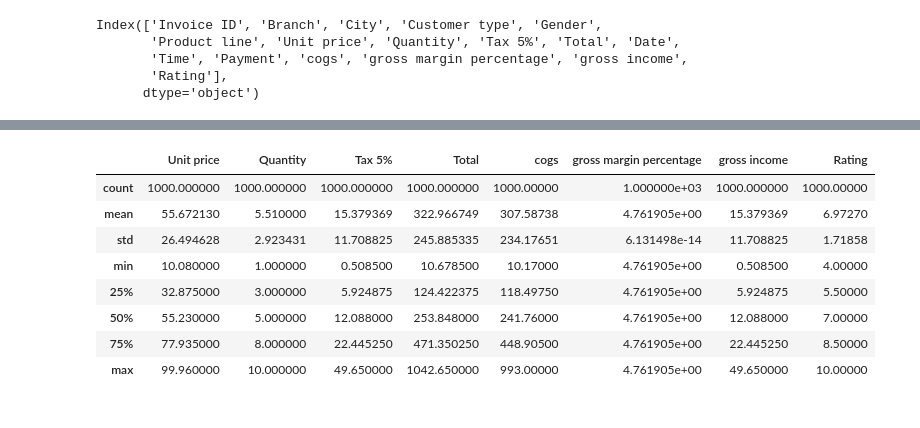
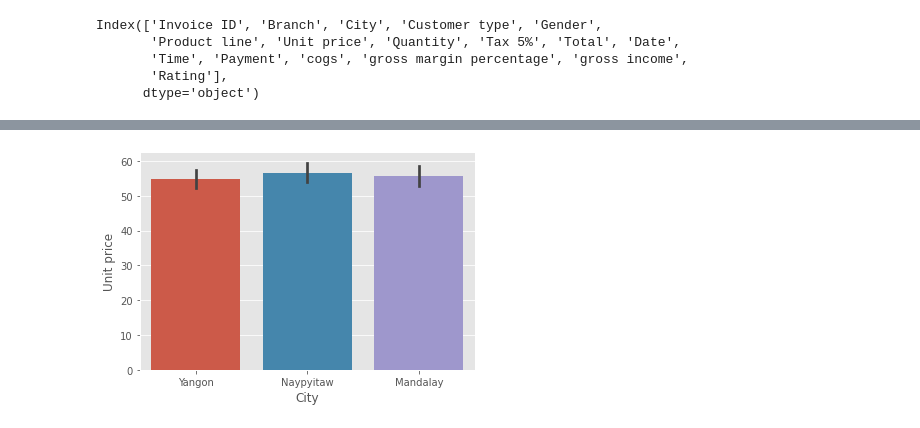
Before and after one commit to shourav47/Data-Analysis, a Jupyter notebook: Market_Analysis.ipynb, the cells around one changed output, grey strips where cells are left out. Drawn from its saved outputs; the diff is of its cells as text; code cells hidden in the pictures.

```diff
--- a/Market_Analysis.ipynb
+++ b/Market_Analysis.ipynb
@@ -140,12 +108,0 @@ plt.text(x,y, s= 'this is to write on a image')
-# %%
-df.describe()
-# %% [output]
-|  | Unit price | Quantity | Tax 5% | Total | cogs | gross margin percentage | gross income | Rating |
-| count | 1000.000000 | 1000.000000 | 1000.000000 | 1000.000000 | 1000.00000 | 1.000000e+03 | 1000.000000 | 1000.00000 |
-| mean | 55.672130 | 5.510000 | 15.379369 | 322.966749 | 307.58738 | 4.761905e+00 | 15.379369 | 6.97270 |
-| std | 26.494628 | 2.923431 | 11.708825 | 245.885335 | 234.17651 | 6.131498e-14 | 11.708825 | 1.71858 |
-| min | 10.080000 | 1.000000 | 0.508500 | 10.678500 | 10.17000 | 4.761905e+00 | 0.508500 | 4.00000 |
-| 25% | 32.875000 | 3.000000 | 5.924875 | 124.422375 | 118.49750 | 4.761905e+00 | 5.924875 | 5.50000 |
-| 50% | 55.230000 | 5.000000 | 12.088000 | 253.848000 | 241.76000 | 4.761905e+00 | 12.088000 | 7.00000 |
-| 75% | 77.935000 | 8.000000 | 22.445250 | 471.350250 | 448.90500 | 4.761905e+00 | 22.445250 | 8.50000 |
-| max | 99.960000 | 10.000000 | 49.650000 | 1042.650000 | 993.00000 | 4.761905e+00 | 49.650000 | 10.00000 |
@@ -153,0 +109,5 @@ stack barchart
+# %%
+sns.barplot(df['City'],df['Unit price'])
+plt.show()
+# %% [output]
+[figure, added]
```
Also changed, not shown: parts of 13 cells of this notebook.
